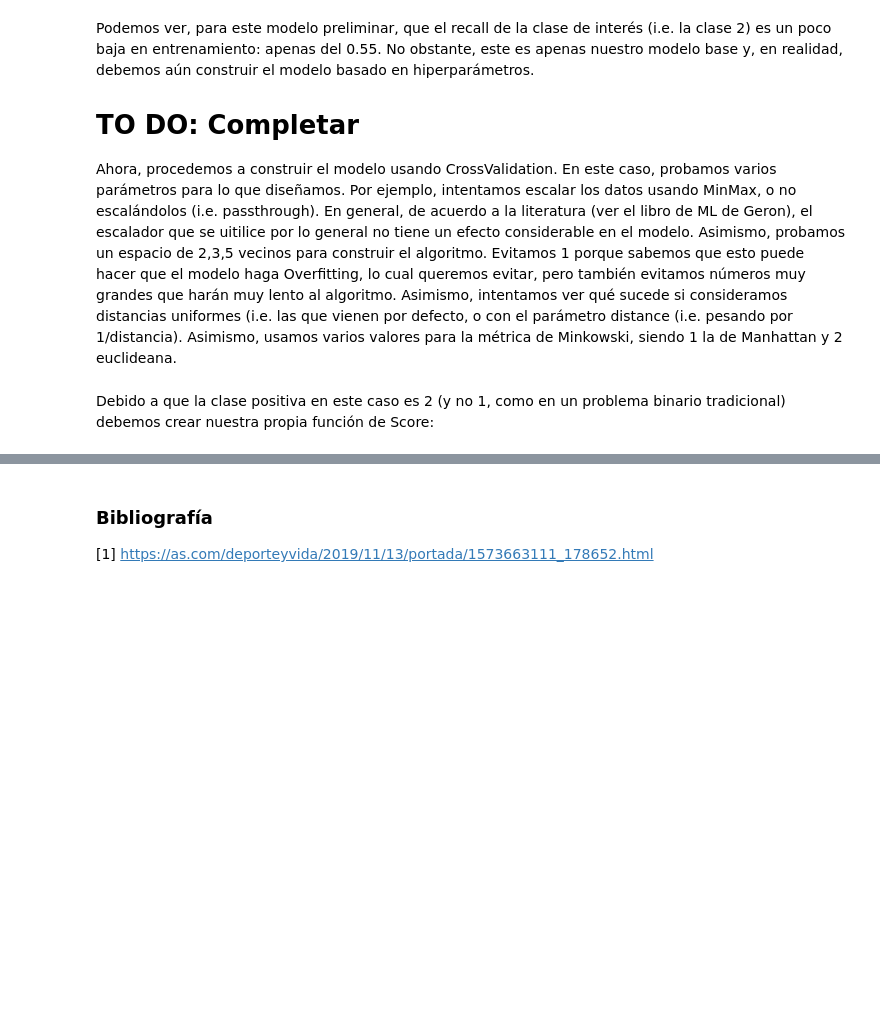
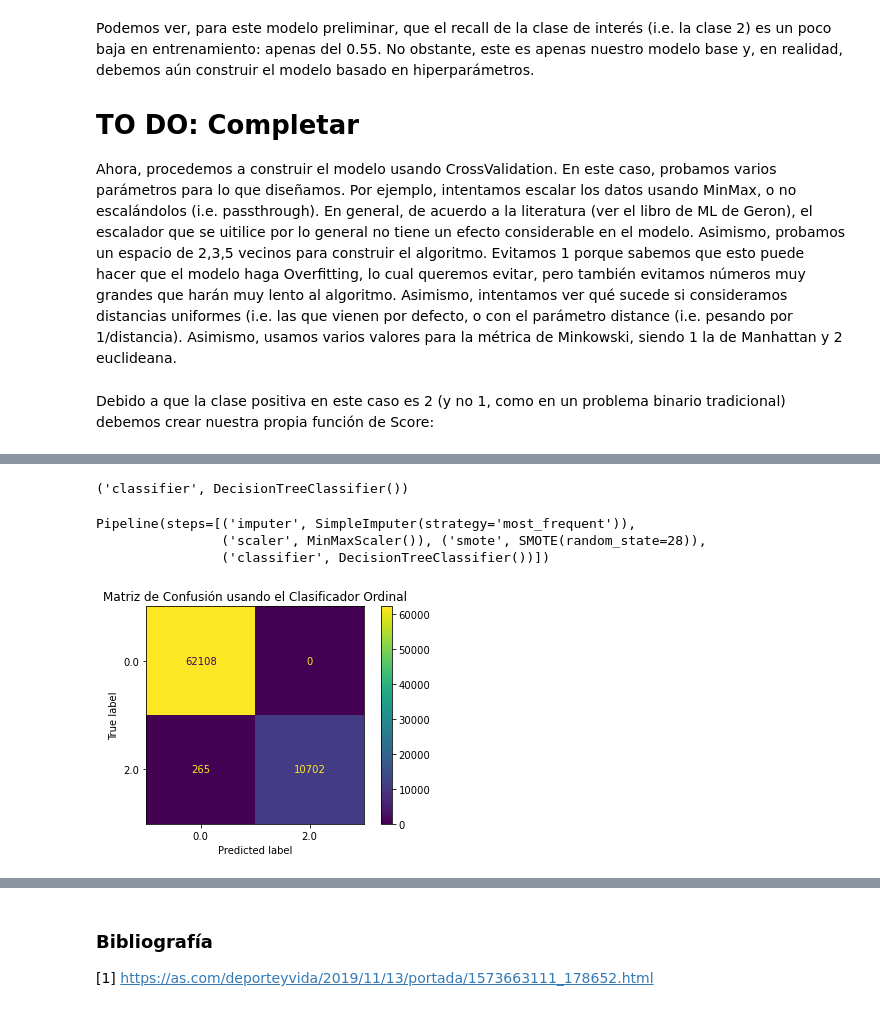
Before and after one commit to sofiaalvarezlopez/BI-Lab1, a Jupyter notebook: lab1_BI_alvarez_barahona_plata.ipynb, the cells around one changed output, grey strips where cells are left out. Cells and saved outputs as stored; diff of their text form; code cells hidden in the pictures; blank space fills up the shorter version.

Commit message:
Start decision tree

```diff
--- a/lab1_BI_alvarez_barahona_plata.ipynb
+++ b/lab1_BI_alvarez_barahona_plata.ipynb
@@ -647,4 +636,4 @@ grid_search_knn = GridSearchCV(estimator=pipe_KNN,
                            param_grid=param_grid,
                            scoring=custom_scorer,
                            cv=2, verbose=3)
-grid_search_knn.fit(X_train, Y_train)
+#grid_search_knn.fit(X_train, Y_train)
@@ -652,0 +646,12 @@ Fitting 2 folds for each of 24 candidates, totalling 48 fits
+# %%
+pipe_ord.steps.pop()
+# %% [output]
+('classifier', DecisionTreeClassifier())
+# %%
+pipe_ord.steps.append(('classifier',DecisionTreeClassifier()))
+# %%
+pipe_ord.fit(X_train, Y_train)
+# %% [output]
+Pipeline(steps=[('imputer', SimpleImputer(strategy='most_frequent')),
+                ('scaler', MinMaxScaler()), ('smote', SMOTE(random_state=28)),
+                ('classifier', DecisionTreeClassifier())])
@@ -652,0 +662,7 @@ Fitting 2 folds for each of 24 candidates, totalling 48 fits
+# %%
+# Observamos la matriz de confusión correspondiente a nuestra predicción
+plot_confusion_matrix(pipe_ord, X_train, Y_train, values_format='d')
+plt.title('Matriz de Confusión usando el Clasificador Ordinal')
+plt.show()
+# %% [output]
+[figure, added]
```
Also changed, not shown: parts of 15 cells of this notebook, 1 other file.
